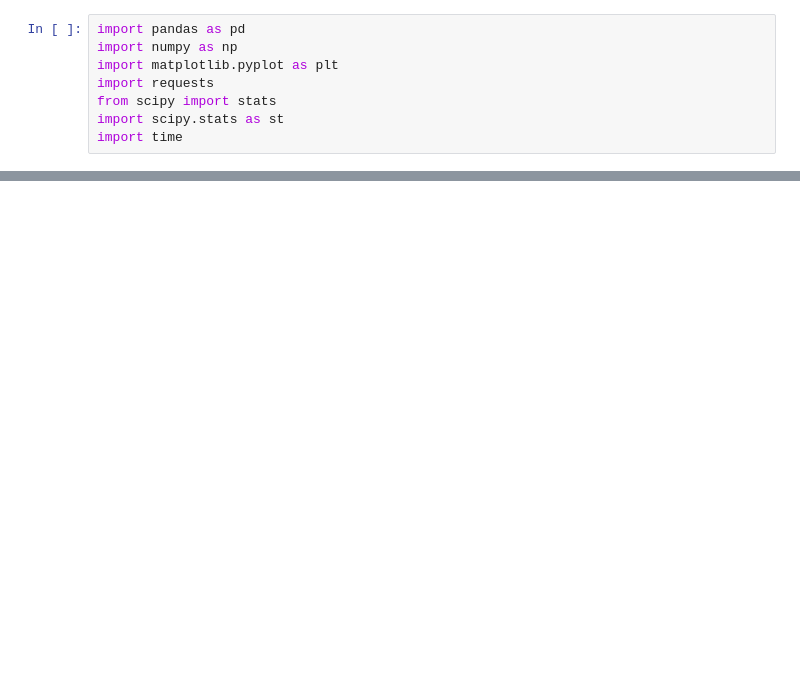
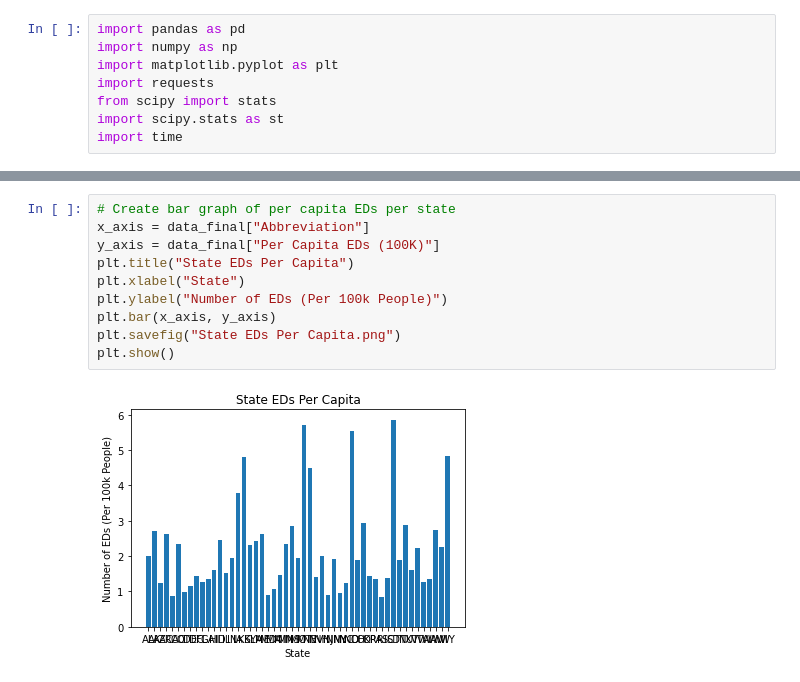
Before and after one commit to LaurenGT/COVID19_DeathRates, a Jupyter notebook: data_analysis/data_viz.ipynb, the cells around one changed output, grey strips where cells are left out. Drawn from its saved outputs; the diff is of its cells as text; blank space fills up the shorter version.

```diff
--- a/data_analysis/data_viz.ipynb
+++ b/data_analysis/data_viz.ipynb
@@ -240,0 +125,12 @@ The correlation coefficient between Emergency Departments Per Capita and Deaths
+# %%
+# Create bar graph of per capita EDs per state
+x_axis = data_final["Abbreviation"]
+y_axis = data_final["Per Capita EDs (100K)"]
+plt.title("State EDs Per Capita")
+plt.xlabel("State")
+plt.ylabel("Number of EDs (Per 100k People)")
+plt.bar(x_axis, y_axis)
+plt.savefig("State EDs Per Capita.png")
+plt.show()
+# %% [output]
+[figure, added]
```
Also changed, not shown: parts of 39 cells of this notebook, 6 other files.
